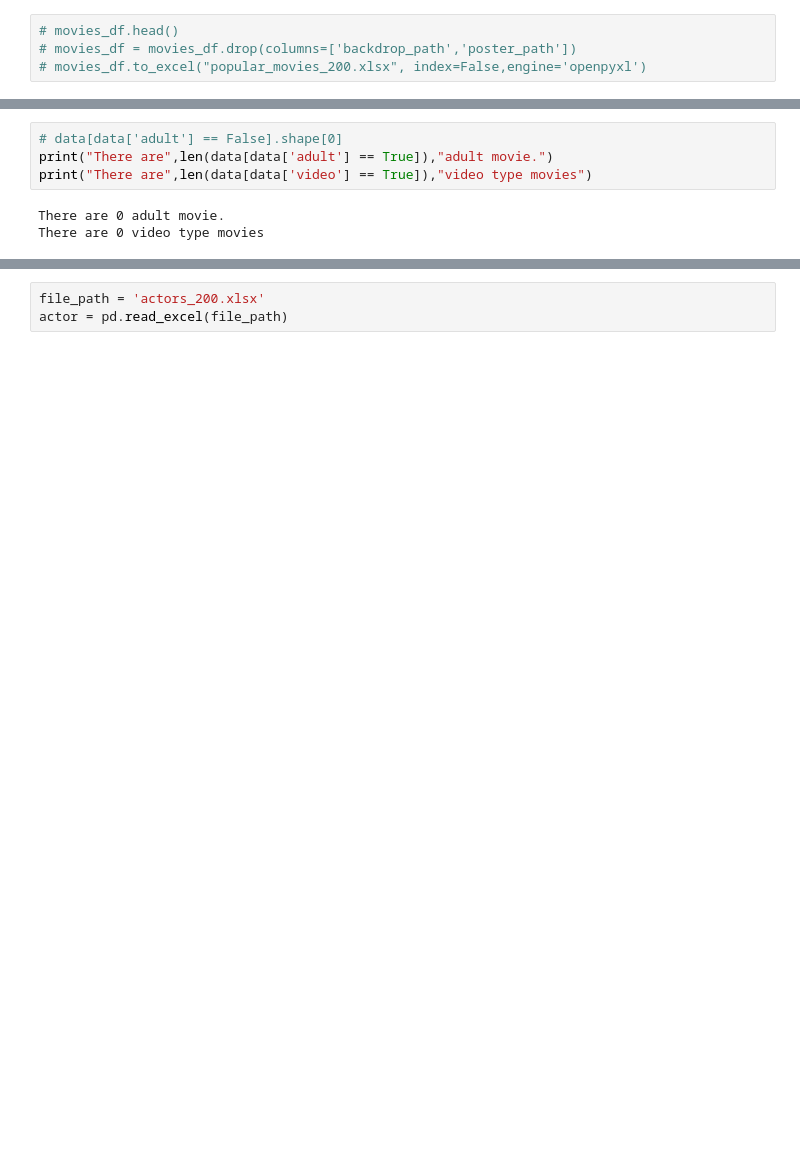
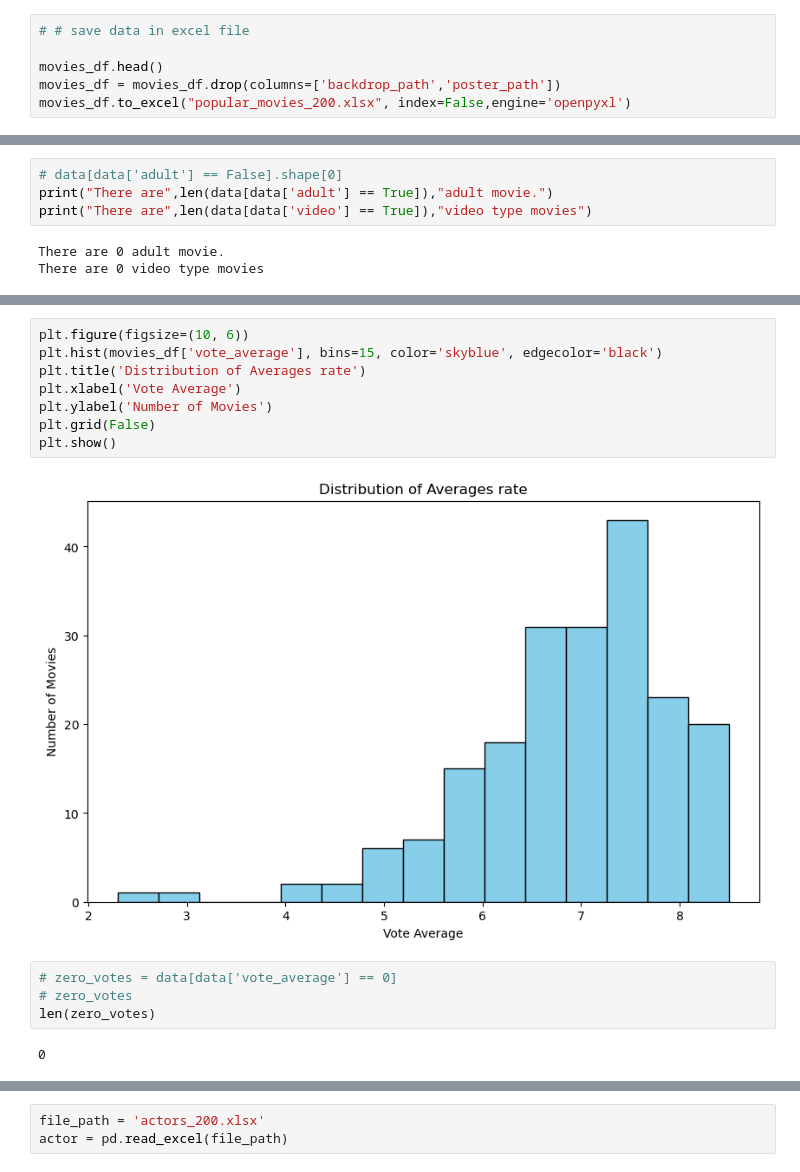
Before and after one commit to LanxiZhang1/project-A, a Jupyter notebook: projectA.ipynb, the cells around one changed output, grey strips where cells are left out. Drawn from its saved outputs; the diff is of its cells as text; blank space fills up the shorter version.

```diff
--- a/projectA.ipynb
+++ b/projectA.ipynb
@@ -62,7 +77,9 @@ what make popular movies get good rate
 # %%
-# movies_df.head()
-# movies_df = movies_df.drop(columns=['backdrop_path','poster_path'])
-# movies_df.to_excel("popular_movies_200.xlsx", index=False,engine='openpyxl')
+# # save data in excel file
+
+movies_df.head()
+movies_df = movies_df.drop(columns=['backdrop_path','poster_path'])
+movies_df.to_excel("popular_movies_200.xlsx", index=False,engine='openpyxl')
 # %%
 file_path = 'popular_movies_200.xlsx'
 data = pd.read_excel(file_path)
@@ -144 +148,17 @@ data.head()
+# %%
+plt.figure(figsize=(10, 6))
+plt.hist(movies_df['vote_average'], bins=15, color='skyblue', edgecolor='black')
+plt.title('Distribution of Averages rate')
+plt.xlabel('Vote Average')
+plt.ylabel('Number of Movies')
+plt.grid(False)
+plt.show()
+# %% [output]
+[figure, added]
+# %%
+# zero_votes = data[data['vote_average'] == 0]
+# zero_votes
+len(zero_votes)
+# %% [output]
+0
 # %%
```
Also changed, not shown: parts of 26 cells of this notebook, 5 other files.
